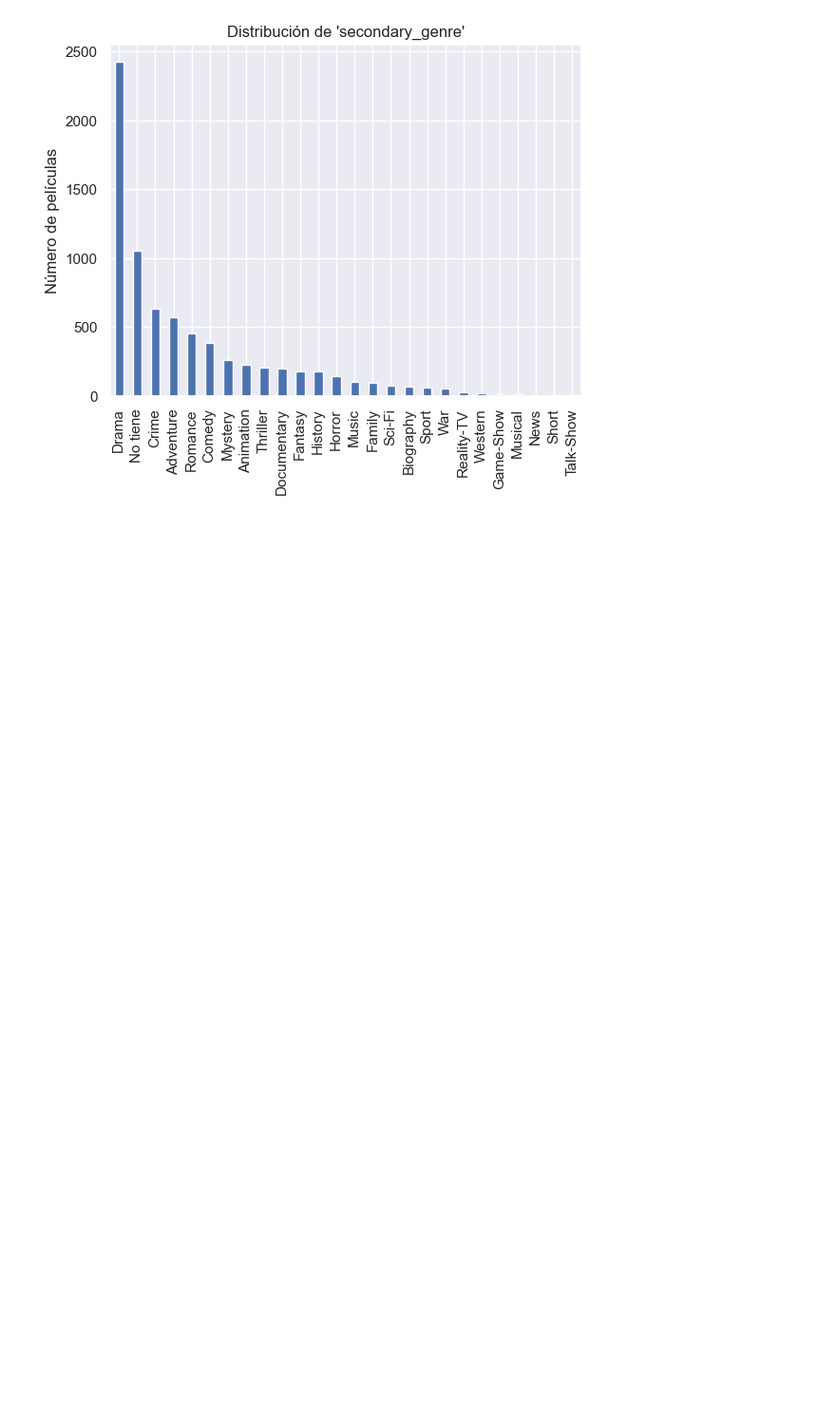
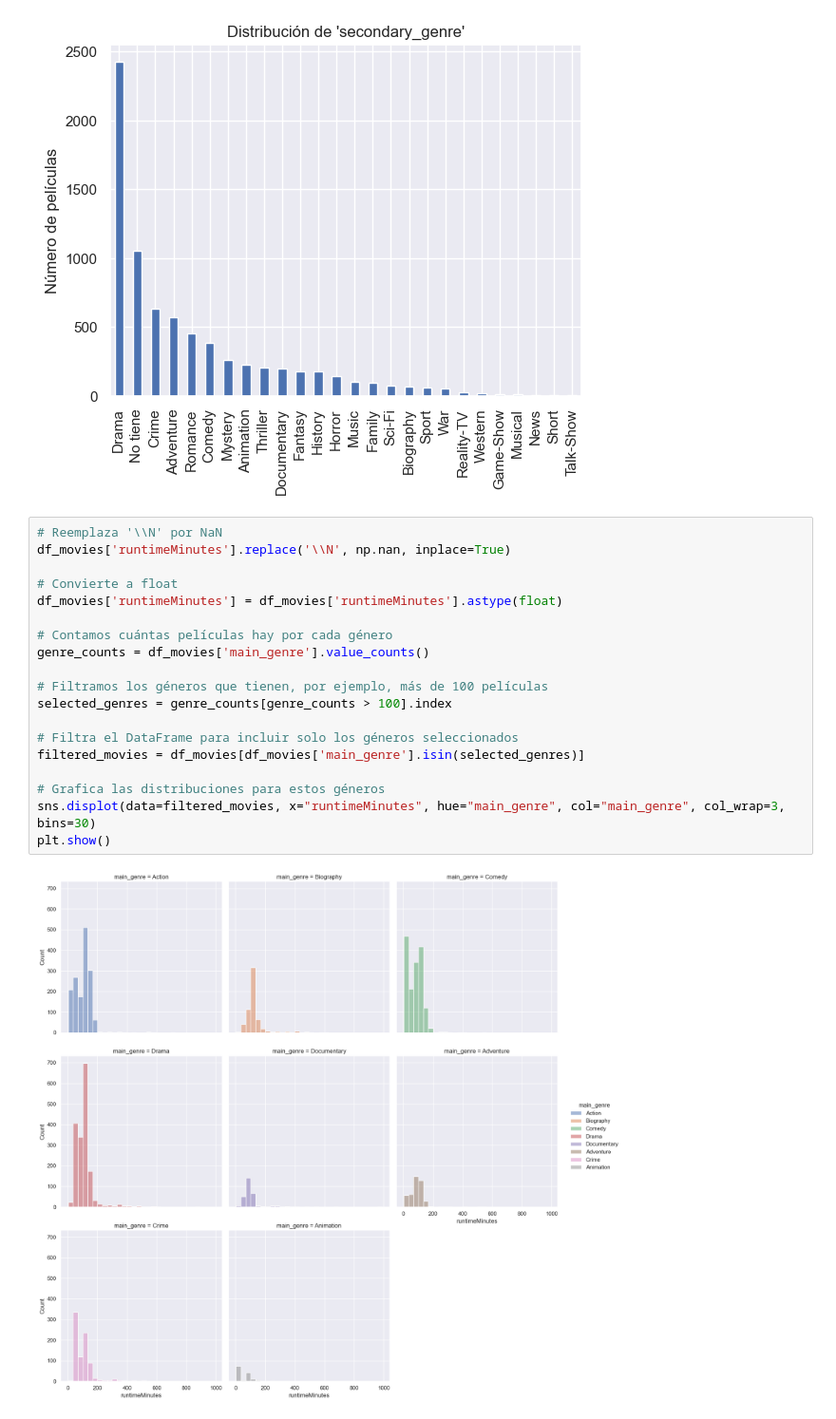
Before and after one commit to BI-Bernal-Diaz-Serrano/Lab1, a Jupyter notebook: main.ipynb, the cells around one changed output. Shown: that part at 95% size. Saved outputs shown, nothing was run; the diff lists cells and outputs as text; blank space fills up the shorter version.

```diff
--- a/main.ipynb
+++ b/main.ipynb
@@ -207,3 +207,24 @@ Adventure     574
 Romance       453
 Name: secondary_genre, dtype: int64
 [figure]
+# %%
+# Reemplaza '\\N' por NaN
+df_movies['runtimeMinutes'].replace('\\N', np.nan, inplace=True)
+
+# Convierte a float
+df_movies['runtimeMinutes'] = df_movies['runtimeMinutes'].astype(float)
+
+# Contamos cuántas películas hay por cada género
+genre_counts = df_movies['main_genre'].value_counts()
+
+# Filtramos los géneros que tienen, por ejemplo, más de 100 películas
+selected_genres = genre_counts[genre_counts > 100].index
+
+# Filtra el DataFrame para incluir solo los géneros seleccionados
+filtered_movies = df_movies[df_movies['main_genre'].isin(selected_genres)]
+
+# Grafica las distribuciones para estos géneros
+sns.displot(data=filtered_movies, x="runtimeMinutes", hue="main_genre", col="main_genre", col_wrap=3, bins=30)
+plt.show()
+# %% [output]
+[figure, added]
```
